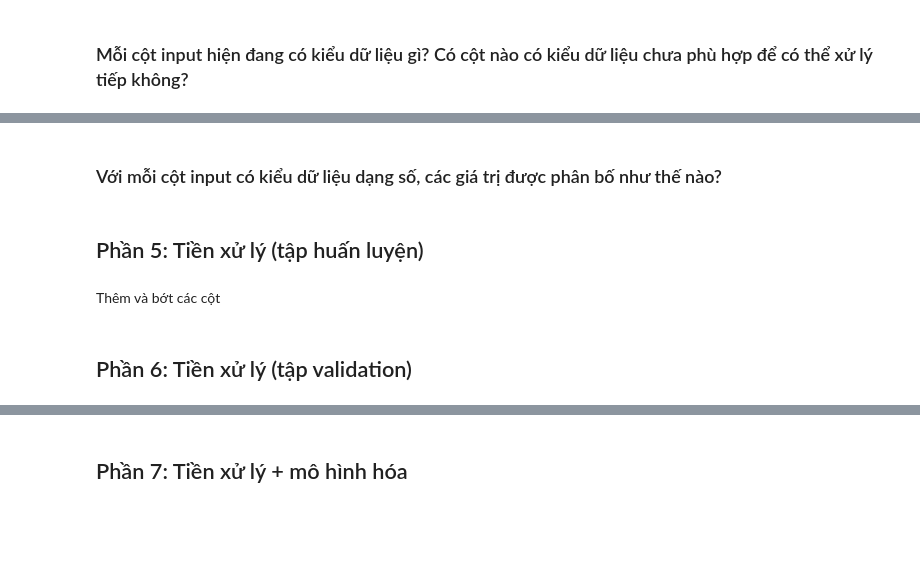
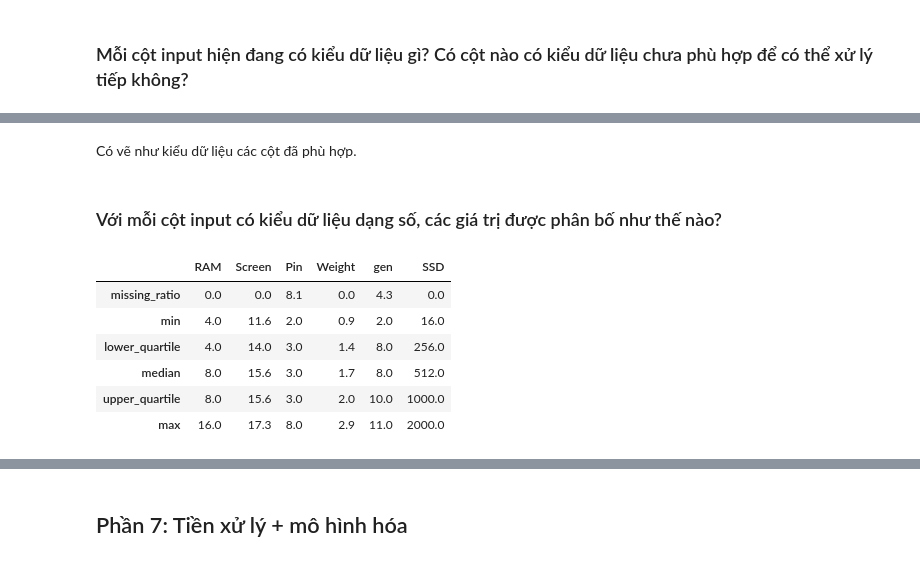
Before and after one commit to trucnguyen13/Simple_ML_project, a Jupyter notebook: notebook.ipynb, the cells around one changed output, grey strips where cells are left out. Drawn from its saved outputs; the diff is of its cells as text; code cells hidden in the pictures; blank space fills up the shorter version.

```diff
--- a/notebook.ipynb
+++ b/notebook.ipynb
@@ -192,0 +239,12 @@ train_X_df.dtypes
+# %%
+num_cols = ['Warranty', 'SKU']
+
+cat_cols = list(set(train_X_df.columns) - set(num_cols))
+df = train_X_df[cat_cols]
+def missing_ratio(df):
+    return (df.isna().mean() * 100).round(1)
+def num_values(df):
+    return df.nunique()
+def value_ratios(c):
+    return dict((c.value_counts(normalize=True) * 100).round(1))
+df.agg([missing_ratio, num_values, value_ratios])
@@ -193,6 +390,4 @@ train_X_df.dtypes
+# %% [markdown]
+Có vẽ như kiểu dữ liệu các cột đã phù hợp.
 # %% [markdown]
 ### Với mỗi cột input có kiểu dữ liệu dạng số, các giá trị được phân bố như thế nào?
-# %% [markdown]
-## Phần 5: Tiền xử lý (tập huấn luyện)
-# %% [markdown]
-Thêm và bớt các cột
@@ -217,2 +394,20 @@ def convert_col_dtype(col):
-# %% [markdown]
-## Phần 6: Tiền xử lý (tập validation)
+# %%
+num_cols = ['RAM', 'Screen', 'Pin', 'Weight','gen','SSD']
+df = fewer_cols_train_X_df[num_cols]
+def missing_ratio(df):
+    return (df.isna().mean() * 100).round(1)
+def lower_quartile(df):
+    return df.quantile(0.25).round(1)
+def median(df):
+    return df.quantile(0.5).round(1)
+def upper_quartile(df):
+    return df.quantile(0.75).round(1)
+df.agg([missing_ratio, 'min', lower_quartile, median, upper_quartile, 'max'])
+# %% [output]
+|  | RAM | Screen | Pin | Weight | gen | SSD |
+| missing_ratio | 0.0 | 0.0 | 8.1 | 0.0 | 4.3 | 0.0 |
+| min | 4.0 | 11.6 | 2.0 | 0.9 | 2.0 | 16.0 |
+| lower_quartile | 4.0 | 14.0 | 3.0 | 1.4 | 8.0 | 256.0 |
+| median | 8.0 | 15.6 | 3.0 | 1.7 | 8.0 | 512.0 |
+| upper_quartile | 8.0 | 15.6 | 3.0 | 2.0 | 10.0 | 1000.0 |
+| max | 16.0 | 17.3 | 8.0 | 2.9 | 11.0 | 2000.0 |
```
Also changed, not shown: parts of 35 cells of this notebook.
